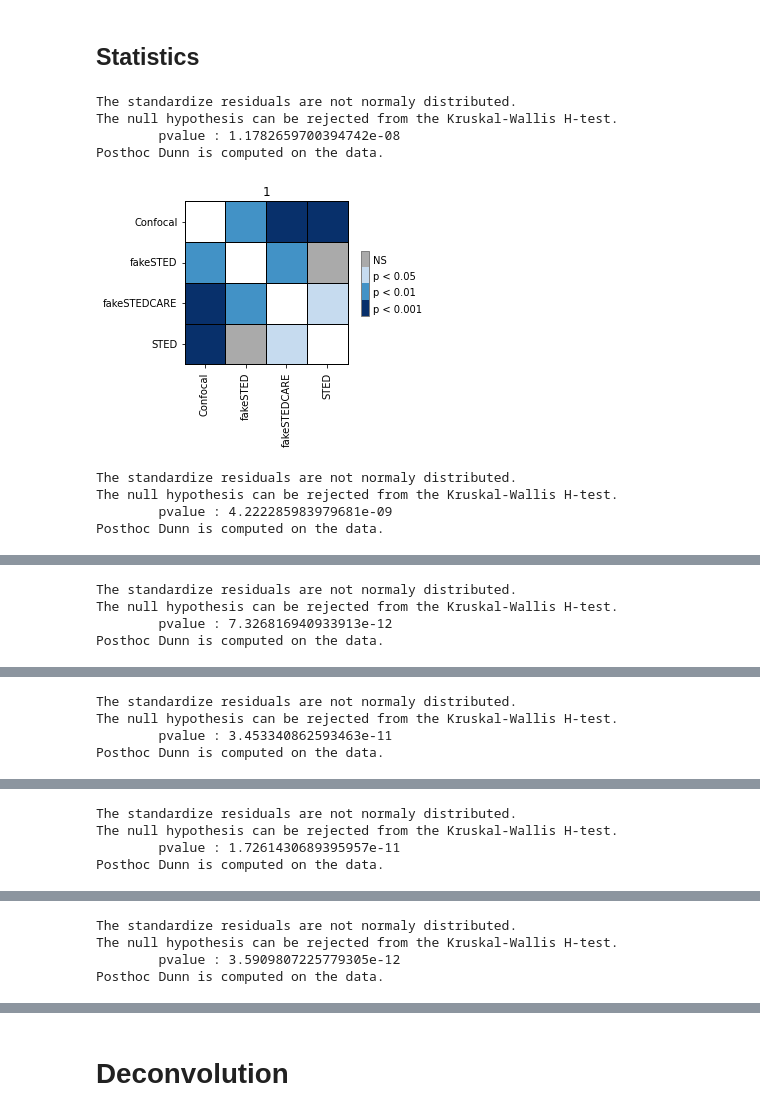
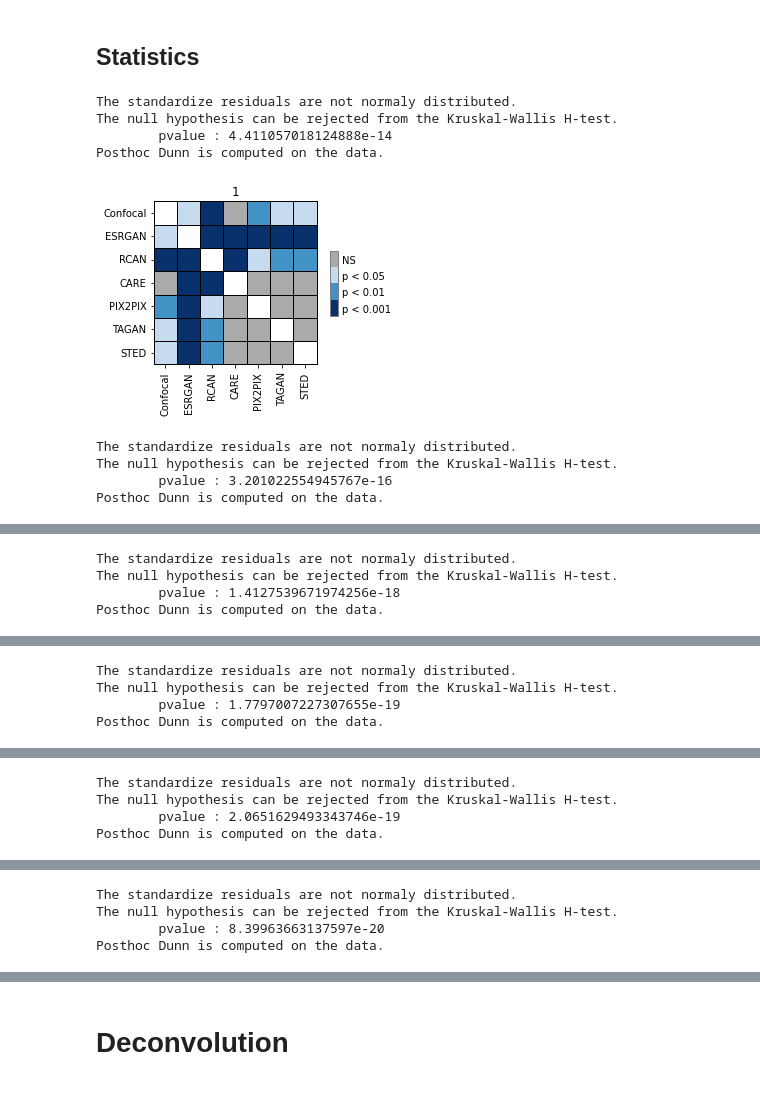
Before and after one commit to FLClab/TA-GAN, a Jupyter notebook: SynapseSimulationDataset/notebook/analyse.ipynb, the cells around one changed output, grey strips where cells are left out. Saved outputs shown, nothing was run; the diff lists cells and outputs as text; code cells hidden in the pictures.

```diff
--- a/SynapseSimulationDataset/notebook/analyse.ipynb
+++ b/SynapseSimulationDataset/notebook/analyse.ipynb
@@ -19,7 +19,7 @@ from tqdm.auto import tqdm
 
 from metrics.detection import CentroidDetectionError
 
-PATH = "../data/dataset/fake"
+PATH = "./data/dataset/TAGAN"
 files = glob.glob(os.path.join(PATH, "*.tif"))
 # %%
 def savefig(fig, ax, savepath, extension="pdf", save_white=False, **kwargs):
@@ -359,9 +553,9 @@ for n, file in enumerate(tqdm(files)):
 # %%
-COLORS = ["#ff0000", "#630063", "tab:grey", "#aa5200"]
+COLORS = ["#ff0000", "#000000", "#525252", "#808080", "#0000ff", "#630063", "#aa5200"]
 width = 1 / (len(COLORS) + 1)
 for score in scores:
-    fig, ax = pyplot.subplots(figsize=(3,3))
-    for n, data in enumerate((data_conf, data_fake, data_fakeCARE, data_sted)):
+    fig, ax = pyplot.subplots(figsize=(10,5))
+    for n, data in enumerate((data_conf, data_fakeESRGAN, data_fakeRCAN, data_fakeCARE, data_fakePIX2PIX, data_fakeTAGAN, data_sted)):
         for key, values in data.items():
             ys = [value[score] for value in values]
             parts = ax.violinplot(
@@ -384,7 +578,7 @@ for score in scores:
     )
     ax.legend(
         handles=[patches.Patch(facecolor=c) for c in COLORS],
-        labels=["Confocal", "fakeSTED", "fakeSTEDCARE", "STED"],
+        labels=["Confocal", "ESRGAN", "RCAN", "CARE", "PIX2PIX", "TAGAN", "STED"],
         loc="lower right"
     )
 pyplot.show()
@@ -397,7 +591,7 @@ width = 1 / (len(COLORS) + 1)
 
 for score in scores[:1]:
     figaxes = {key : pyplot.subplots(figsize=(3,3)) for key in sorted(data_sted.keys(), key=lambda x : int(x))}
-    for n, data in enumerate((data_conf, data_fake, data_fakeCARE, data_sted)):
+    for n, data in enumerate((data_conf, data_fakeESRGAN, data_fakeRCAN, data_fakeCARE, data_fakePIX2PIX, data_fakeTAGAN, data_sted)):
         for key, values in data.items():
             ys = [value[score] for value in values]
 
@@ -418,7 +612,8 @@ for score in scores[:1]:
         ax.set(
             title=key, ylim=(0, 1),
             ylabel=score,
-            xticks=numpy.arange(len(COLORS)) * width, xticklabels=["Confocal", "fakeSTED", "fakeSTEDCARE", "STED"]
+            xticks=numpy.arange(len(COLORS)) * width, xticklabels=["Confocal", "ESRGAN", "RCAN", "CARE", "PIX2PIX", "TAGAN", "STED"]
         )
+        savefig(fig, ax, f"./panels/f1-score/{key}", save_white=True)
     pyplot.show()
 # %% [output]
@@ -535,34 +730,34 @@ def get_significance(samples, labels=None, show_qq=False, force_normal_test=Fals
             significance.append((pvalue, 0, i, j))
     return significance, pvalues
 # %%
-labels = ["Confocal", "fakeSTED", "fakeSTEDCARE", "STED"]
+labels = ["Confocal", "ESRGAN", "RCAN", "CARE", "PIX2PIX", "TAGAN", "STED"]
 for key in sorted(data_sted.keys(), key=lambda x : int(x)):
     samples = []
-    for data in [data_conf, data_fake, data_fakeCARE, data_sted]:
+    for data in [data_conf, data_fakeESRGAN, data_fakeRCAN, data_fakeCARE, data_fakePIX2PIX, data_fakeTAGAN, data_sted]:
         sample = [value["f1_score"] for value in data[key]]
         samples.append(sample)
 
     significance, pvalues = get_significance(samples, labels=labels, show_qq=False, show_sr=False, verbose=True)
     fig, ax = pyplot.subplots(figsize=(3,3))
     cmap = ['1', '#aaaaaa',  '#08306b',  '#4292c6', '#c6dbef']
     heatmap_args = {
         'cmap': cmap, 'linewidths': 1.0, 'linecolor': '0.',
         'clip_on': False, 'square': True,
     #     'cbar_ax_bbox': [0.80, 0.35, 0.04, 0.3],
     }
     scikit_posthocs.sign_plot(pvalues, ax=ax, **heatmap_args)
     ax.set_title(key)
 
-#     savefig(fig, ax, "./panels/dendrite/intensity_stat", save_white=True)
+    savefig(fig, ax, f"./panels/f1-score/stats/{key}", save_white=True)
 
     pyplot.show()
 # %% [output]
 The standardize residuals are not normaly distributed.
 The null hypothesis can be rejected from the Kruskal-Wallis H-test.
-        pvalue : 1.1782659700394742e-08
+        pvalue : 4.411057018124888e-14
 Posthoc Dunn is computed on the data.
-[figure, old version]
+[figure, new version]
 The standardize residuals are not normaly distributed.
 The null hypothesis can be rejected from the Kruskal-Wallis H-test.
-        pvalue : 4.222285983979681e-09
+        pvalue : 3.201022554945767e-16
 Posthoc Dunn is computed on the data.
@@ -570,4 +765,4 @@ Posthoc Dunn is computed on the data.
 The standardize residuals are not normaly distributed.
 The null hypothesis can be rejected from the Kruskal-Wallis H-test.
-        pvalue : 7.326816940933913e-12
+        pvalue : 1.4127539671974256e-18
 Posthoc Dunn is computed on the data.
@@ -575,4 +770,4 @@ Posthoc Dunn is computed on the data.
 The standardize residuals are not normaly distributed.
 The null hypothesis can be rejected from the Kruskal-Wallis H-test.
-        pvalue : 3.453340862593463e-11
+        pvalue : 1.7797007227307655e-19
 Posthoc Dunn is computed on the data.
@@ -580,4 +775,4 @@ Posthoc Dunn is computed on the data.
 The standardize residuals are not normaly distributed.
 The null hypothesis can be rejected from the Kruskal-Wallis H-test.
-        pvalue : 1.7261430689395957e-11
+        pvalue : 2.0651629493343746e-19
 Posthoc Dunn is computed on the data.
@@ -585,4 +780,4 @@ Posthoc Dunn is computed on the data.
 The standardize residuals are not normaly distributed.
 The null hypothesis can be rejected from the Kruskal-Wallis H-test.
-        pvalue : 3.5909807225779305e-12
+        pvalue : 8.39963663137597e-20
 Posthoc Dunn is computed on the data.
```
Also changed, not shown: parts of 10 cells of this notebook.
